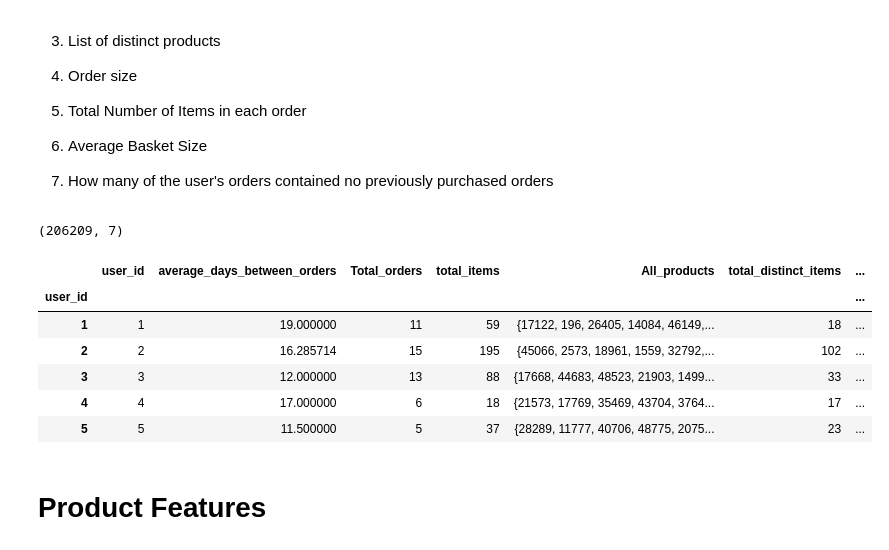
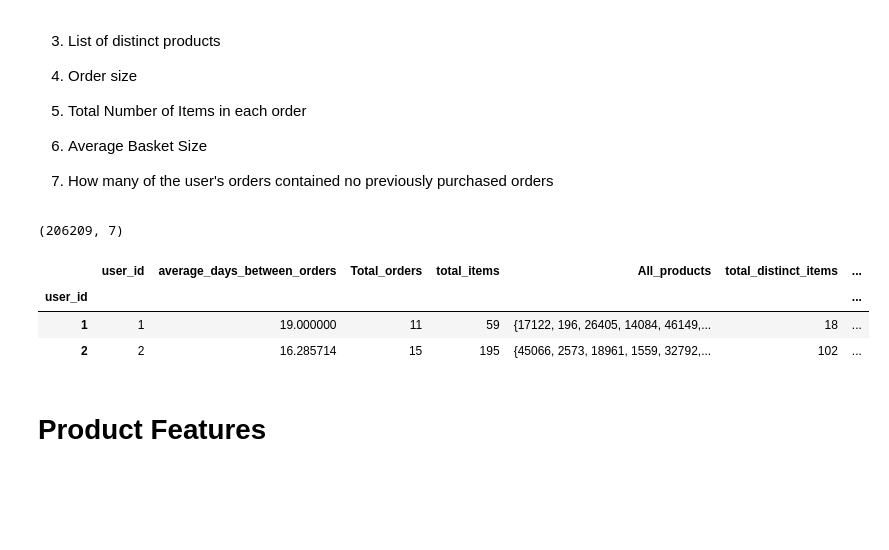
Before and after one commit to nt2462/Capstone1---Instacart, a Jupyter notebook: Instacart project.ipynb, the cells around one changed output. Saved outputs shown, nothing was run; the diff lists cells and outputs as text; code cells hidden in the pictures; blank space fills up the shorter version.

```diff
--- a/Instacart project.ipynb
+++ b/Instacart project.ipynb
@@ -746,23 +746,20 @@ users = pd.DataFrame()
 # %%
 users['average_days_between_orders'] = orders.groupby('user_id')['days_since_prior_order'].mean()
 users['Total_orders'] = orders.groupby('user_id').size()
 users['total_items'] = orders_and_prior.groupby('user_id').size()
 users['All_products'] = orders_and_prior.groupby('user_id')['product_id'].apply(set)
 users['total_distinct_items'] = users.All_products.map(len)
 users['average_basket'] = users.total_items / users.Total_orders
 users=users.reset_index()
 users=users.set_index('user_id',drop=False)
 print(users.shape)
-users.head()
+users.head(2)
 # %% [output]
 (206209, 7)
 |  | user_id | average_days_between_orders | Total_orders | total_items | All_products | total_distinct_items | ... |
 | user_id |  |  |  |  |  |  | ... |
 | 1 | 1 | 19.000000 | 11 | 59 | {17122, 196, 26405, 14084, 46149,... | 18 | ... |
 | 2 | 2 | 16.285714 | 15 | 195 | {45066, 2573, 18961, 1559, 32792,... | 102 | ... |
-| 3 | 3 | 12.000000 | 13 | 88 | {17668, 44683, 48523, 21903, 1499... | 33 | ... |
-| 4 | 4 | 17.000000 | 6 | 18 | {21573, 17769, 35469, 43704, 3764... | 17 | ... |
-| 5 | 5 | 11.500000 | 5 | 37 | {28289, 11777, 40706, 48775, 2075... | 23 | ... |
 # %% [markdown]
 # Product Features
 # %% [markdown]
```
Also changed, not shown: parts of 36 cells of this notebook.
